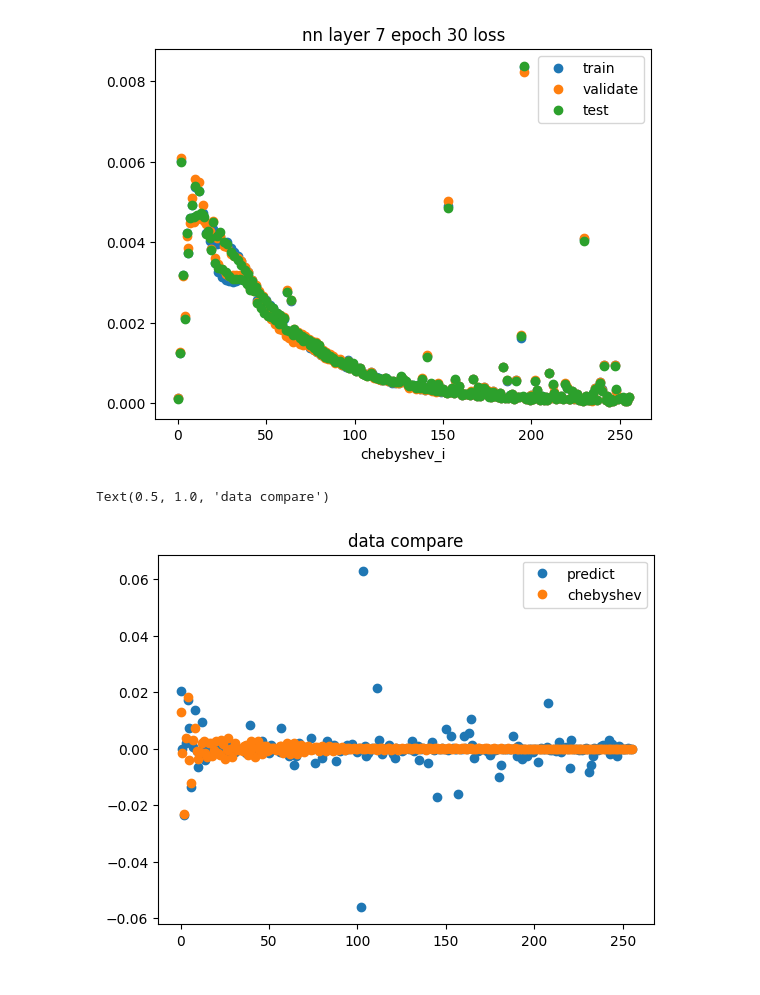
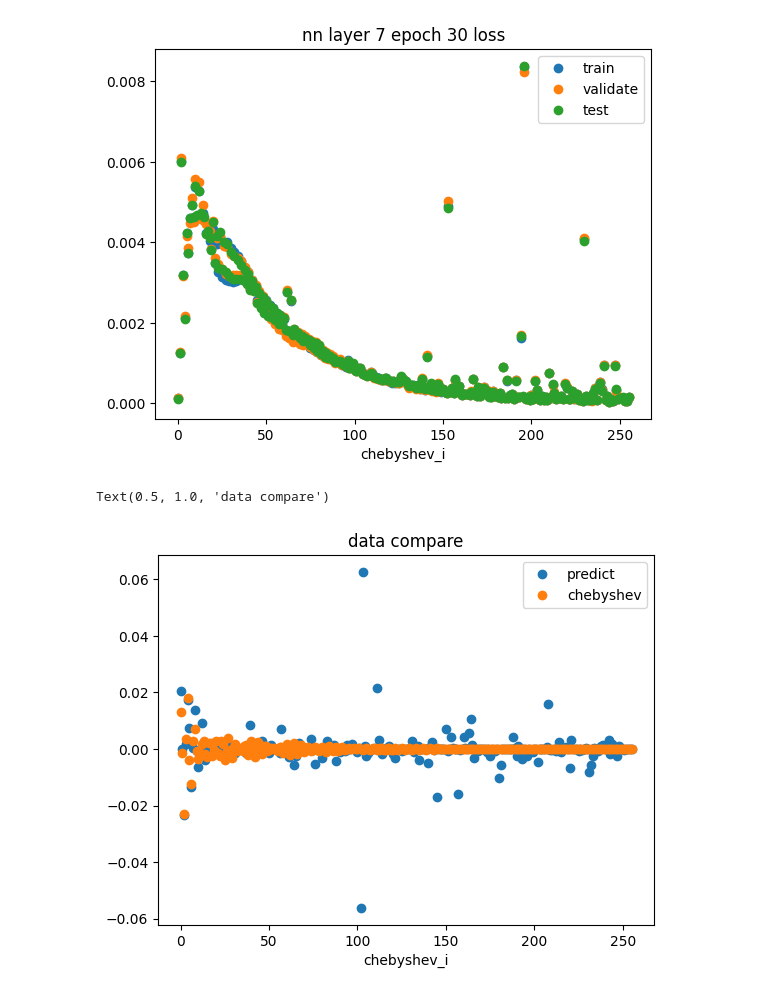
Before and after one commit to Tinrry/anderson, a Jupyter notebook: jupyter/data_normalize.ipynb, the cells around one changed output. Cells and saved outputs as stored; diff of their text form; code cells hidden in the pictures.

```diff
--- a/jupyter/data_normalize.ipynb
+++ b/jupyter/data_normalize.ipynb
@@ -302,16 +322,17 @@ Text(0.5, 1.0, 'nn layer 7 epoch 30 loss')
 # %%
 # plot the predict value and true value, plot param.csv
 f = h5py.File('../datasets/alphas_32.h5', 'r')
 true_f = h5py.File('../datasets/L6N255_spectrum_32.h5', 'r')
 pred_alpha = f['mlp_alphas'][0, :]
 true_alpha = true_f['cheby_alphas'][0, :]
 plt.plot(np.arange(256), pred_alpha, 'o', label='predict')
 plt.plot(np.arange(256), true_alpha, 'o', label='chebyshev')
 plt.legend()
+plt.xlabel(f'chebyshev_i')
 plt.title('data compare')
 # %% [output]
 Text(0.5, 1.0, 'data compare')
-[figure, old version]
+[figure, new version]
 # %%
 # 阶数减小，试一下测试结果
 # %%
```
Also changed, not shown: parts of 5 cells of this notebook, 5 other files.
